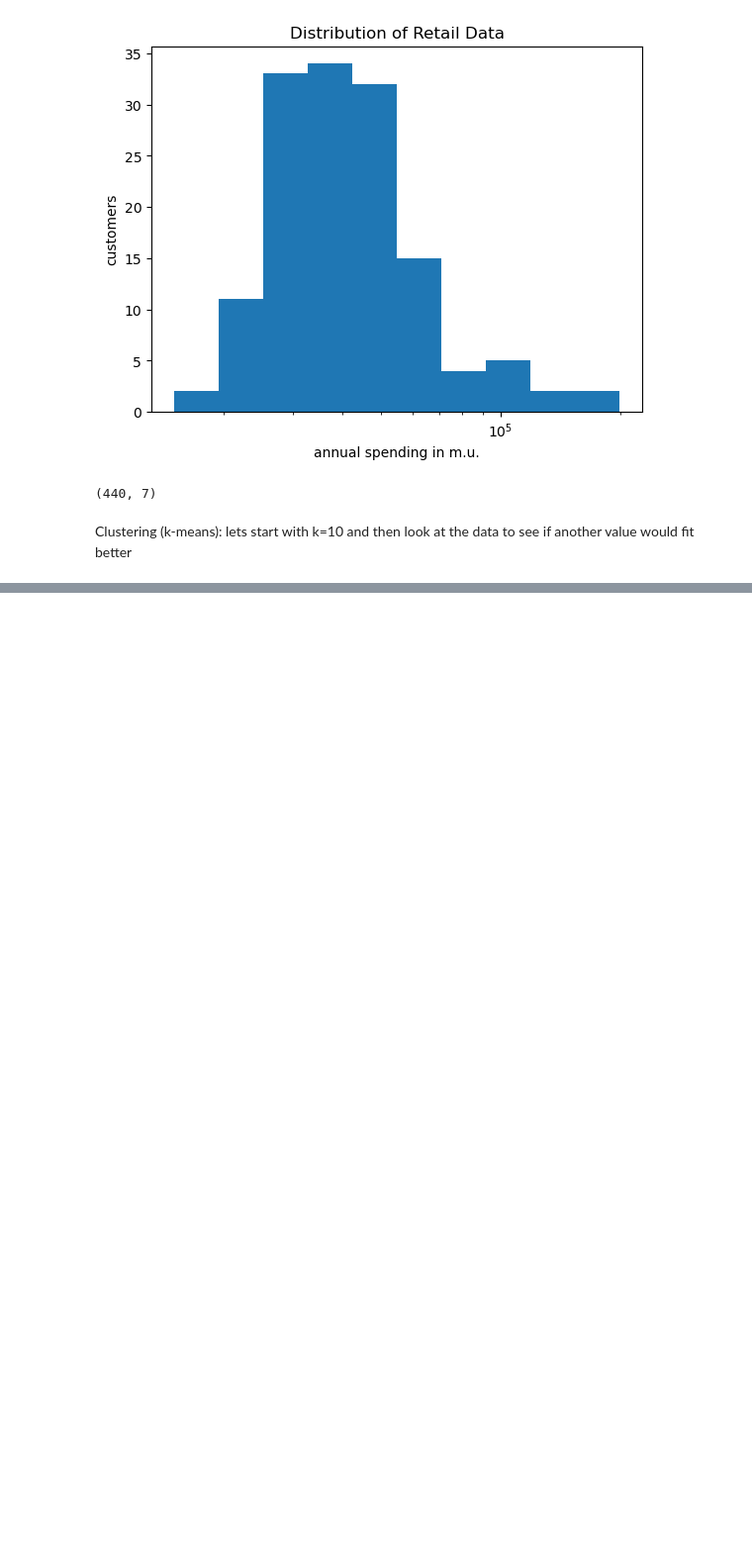
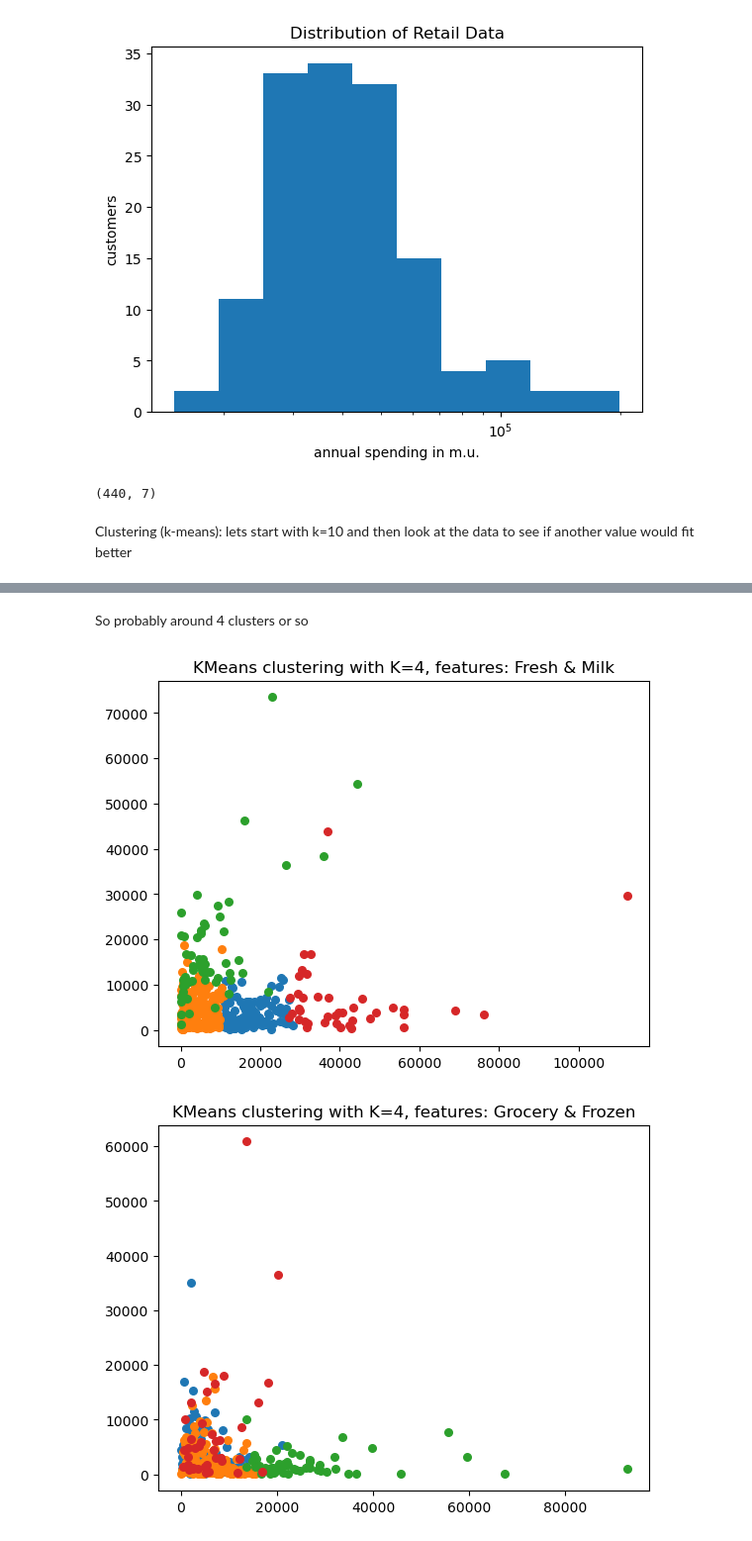
Before and after one commit to saraw108/MLFDS, a Jupyter notebook: Project_1.ipynb, the cells around one changed output, grey strips where cells are left out. Shown: that part at 99% size. Drawn from its saved outputs; the diff is of its cells as text; code cells hidden in the pictures; blank space fills up the shorter version.

```diff
--- a/Project_1.ipynb
+++ b/Project_1.ipynb
@@ -74,0 +92,40 @@ plt.show()
+# %% [markdown]
+So probably around 4 clusters or so
+# %%
+kIdx = 3  # equals 4 clusters
+
+# scatter plot
+
+fig = plt.figure()
+ax = fig.add_subplot(111)
+#ax.scatter(X[:,2],X[:,1], s=30, c=cIdx[k])
+for i in range(K[kIdx]):
+    ind = (cIdx[kIdx]==i)
+    ax.scatter(data[ind,1],data[ind,2], s=30, label='Cluster %d'%i)
+    #ax.plot(centroids[kIdx+1][i,1], centroids[kIdx+1][i,2], marker='o', markersize=12, markeredgewidth=2)
+plt.title('KMeans clustering with K=%d, features: Fresh & Milk' % K[kIdx])
+
+fig = plt.figure()
+ax = fig.add_subplot(111)
+#ax.scatter(X[:,2],X[:,1], s=30, c=cIdx[k])
+for i in range(K[kIdx]):
+    ind = (cIdx[kIdx]==i)
+    ax.scatter(data[ind,3],data[ind,4], s=30, label='Cluster %d'%i)
+    #ax.plot(centroids[kIdx+1][i,3], centroids[kIdx+1][i,4], marker='o', markersize=12, markeredgewidth=2)
+plt.title('KMeans clustering with K=%d, features: Grocery & Frozen' % K[kIdx])
+
+fig = plt.figure()
+ax = fig.add_subplot(111)
+#ax.scatter(X[:,2],X[:,1], s=30, c=cIdx[k])
+for i in range(K[kIdx]):
+    ind = (cIdx[kIdx]==i)
+    ax.scatter(data[ind,5],data[ind,6], s=30, label='Cluster %d'%i)
+    #ax.plot(centroids[kIdx+1][i,5], centroids[kIdx+1][i,6], marker='o', markersize=12, markeredgewidth=2)
+plt.title('KMeans clustering with K=%d, features: Detergents & Delicatessen' % K[kIdx])
+
+plt.legend()
+
+plt.show()
+# %% [output]
+[figure, added]
+[figure, added]
```
Also changed, not shown: parts of 6 cells of this notebook.
